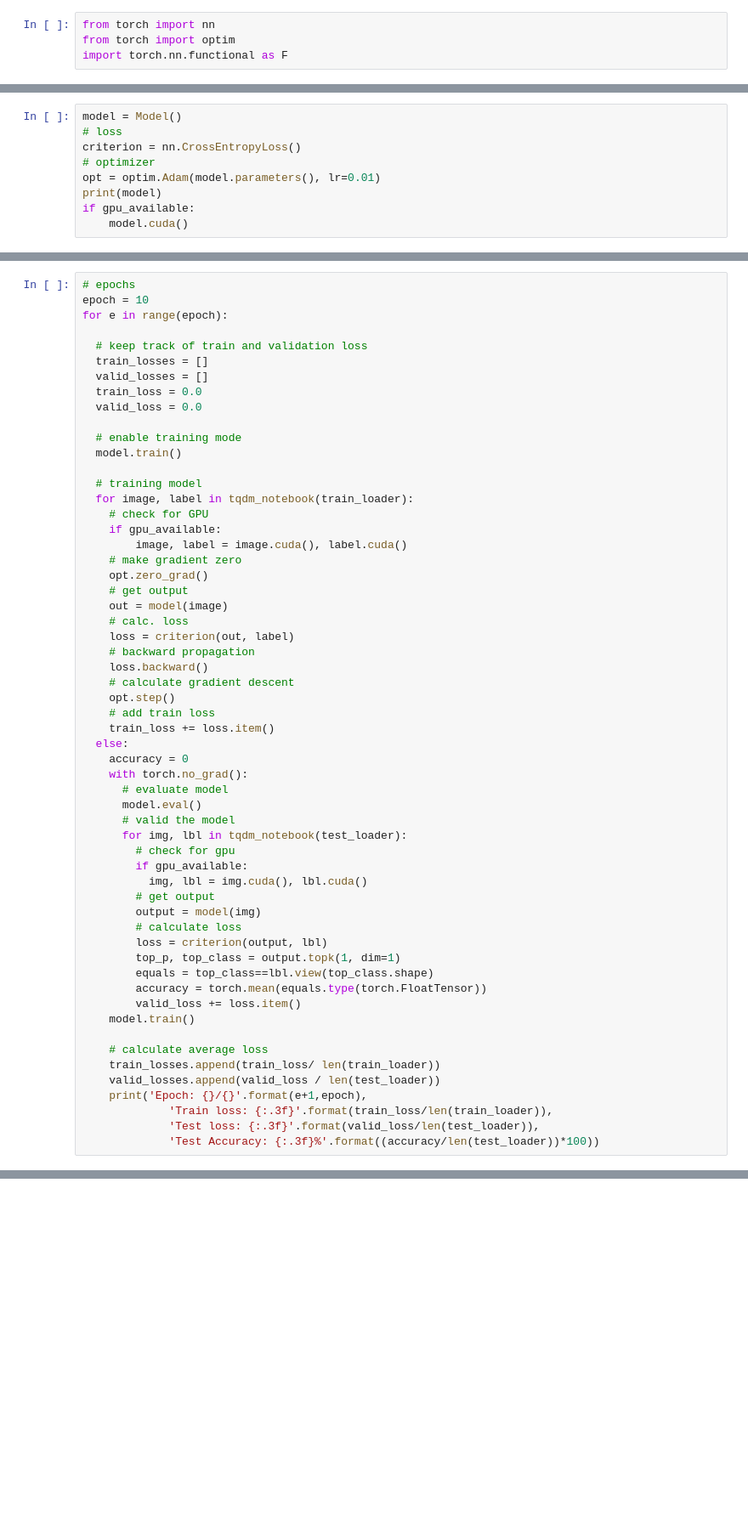
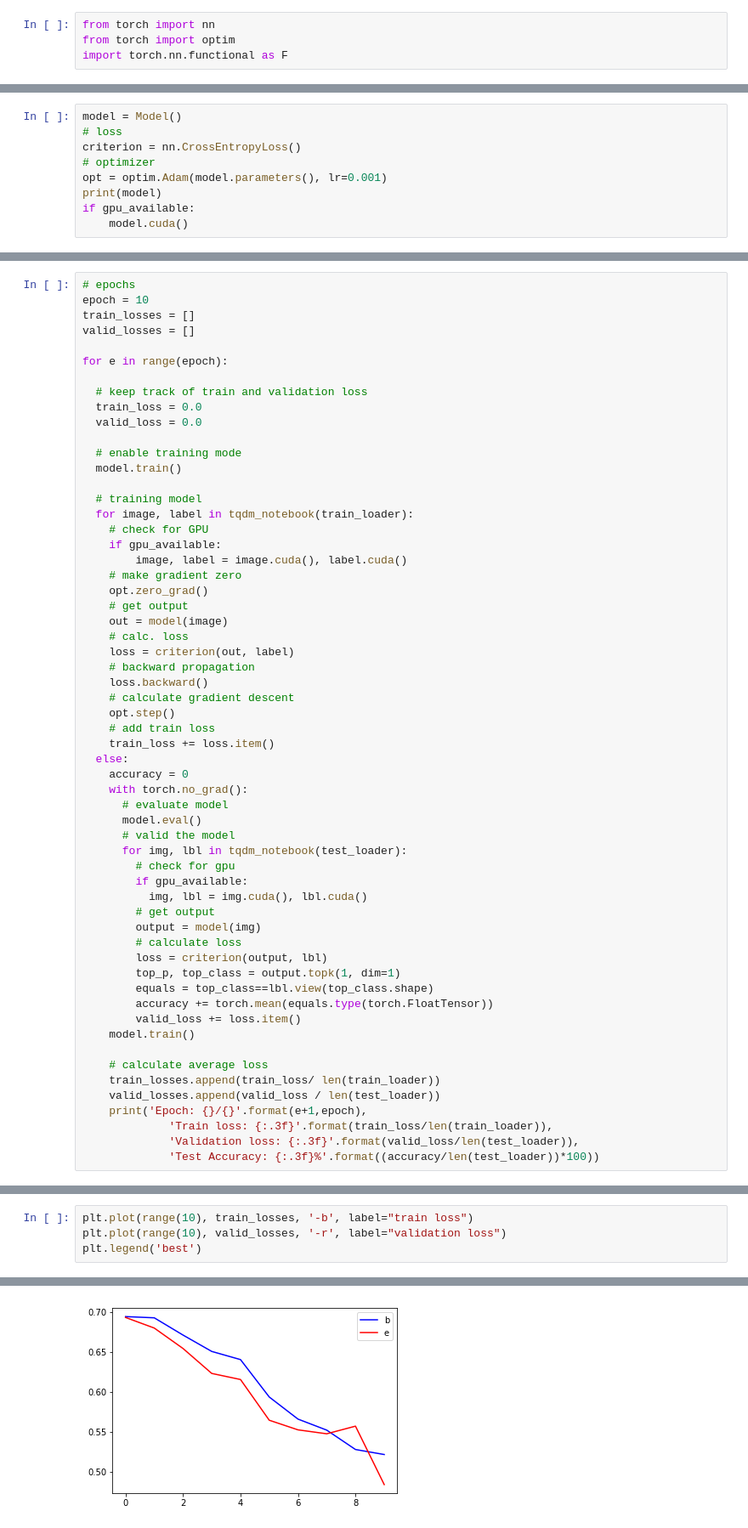
Before and after one commit to deepakupman/dog-cat-classification, a Jupyter notebook: dog_cat_pytorch.ipynb, the cells around one changed output, grey strips where cells are left out. Shown at 85% size. Cells and saved outputs as stored; diff of their text form; blank space fills up the shorter version.

```diff
--- a/dog_cat_pytorch.ipynb
+++ b/dog_cat_pytorch.ipynb
@@ -85,7 +91,7 @@ model = Model()
 # loss
 criterion = nn.CrossEntropyLoss()
 # optimizer
-opt = optim.Adam(model.parameters(), lr=0.01)
+opt = optim.Adam(model.parameters(), lr=0.001)
 print(model)
 if gpu_available:
     model.cuda()
@@ -102,11 +110,12 @@ Model(
 # %%
 # epochs
 epoch = 10
+train_losses = []
+valid_losses = []
+
 for e in range(epoch):
 
   # keep track of train and validation loss
-  train_losses = []
-  valid_losses = []
   train_loss = 0.0
   valid_loss = 0.0
 
@@ -146,7 +155,7 @@ for e in range(epoch):
         loss = criterion(output, lbl)
         top_p, top_class = output.topk(1, dim=1)
         equals = top_class==lbl.view(top_class.shape)
-        accuracy = torch.mean(equals.type(torch.FloatTensor))
+        accuracy += torch.mean(equals.type(torch.FloatTensor))
         valid_loss += loss.item()
     model.train()
 
@@ -155,7 +164,7 @@ for e in range(epoch):
     valid_losses.append(valid_loss / len(test_loader))
     print('Epoch: {}/{}'.format(e+1,epoch),
              'Train loss: {:.3f}'.format(train_loss/len(train_loader)),
-             'Test loss: {:.3f}'.format(valid_loss/len(test_loader)),
+             'Validation loss: {:.3f}'.format(valid_loss/len(test_loader)),
              'Test Accuracy: {:.3f}%'.format((accuracy/len(test_loader))*100))
 # %% [output]
 [interactive output not drawn]
@@ -173,0 +228,5 @@ Epoch: 4/10 Train loss: 2.675 Test loss: 1.918 Test Accuracy: 0.694%
+# %%
+plt.plot(range(10), train_losses, '-b', label="train loss")
+plt.plot(range(10), valid_losses, '-r', label="validation loss")
+plt.legend('best')
+# %% [output]
@@ -173,0 +234 @@ Epoch: 4/10 Train loss: 2.675 Test loss: 1.918 Test Accuracy: 0.694%
+[figure, added]
```
Also changed, not shown: parts of 8 cells of this notebook.
